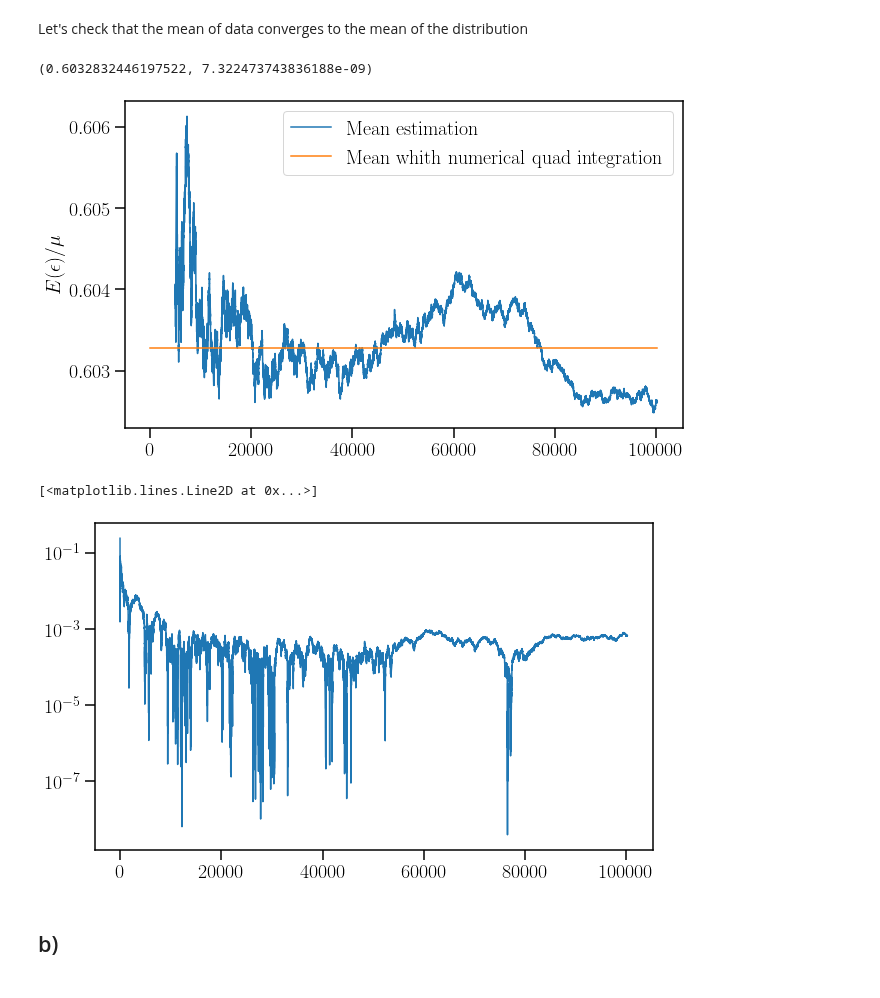
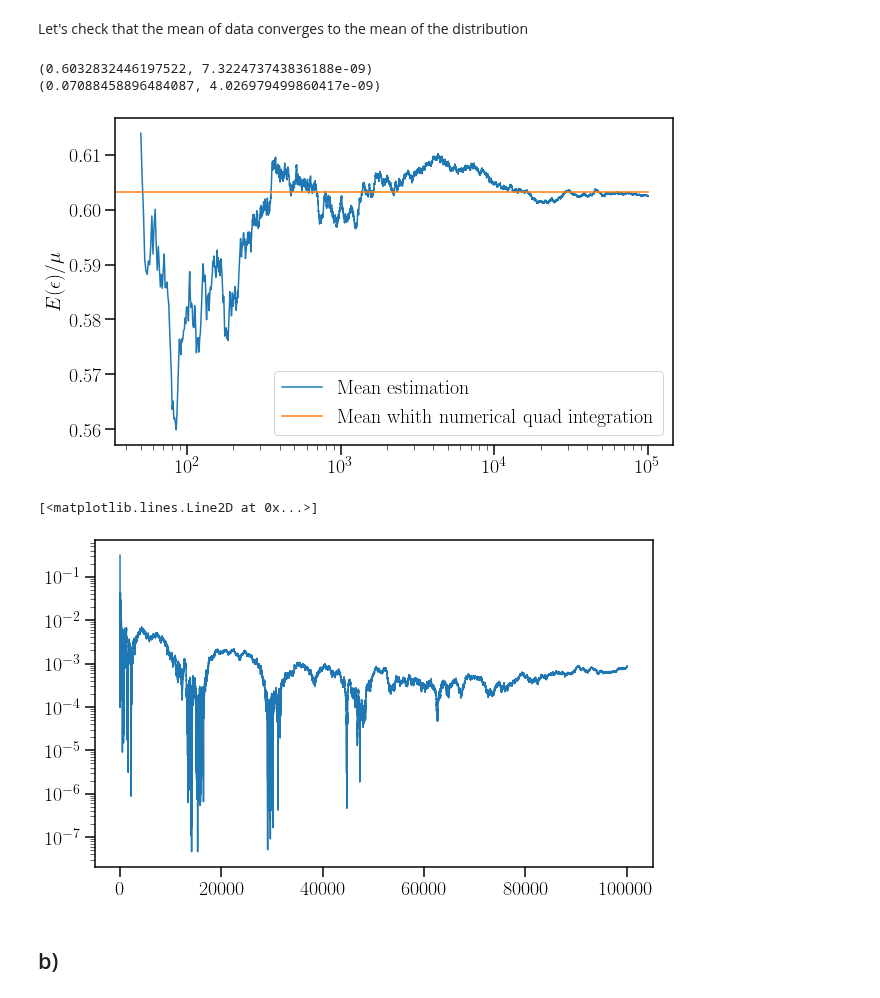
Before and after one commit to Nayaqs/stats, a Jupyter notebook: FinalProject-Andres.ipynb, the cells around one changed output. Saved outputs shown, nothing was run; the diff lists cells and outputs as text; code cells hidden in the pictures.

```diff
--- a/FinalProject-Andres.ipynb
+++ b/FinalProject-Andres.ipynb
@@ -43,13 +43,15 @@ $$pdf(x) = C\,\frac{\sqrt{x}}{\exp(30(x - 1))+1}$$
 # %%
 I = quad(pdf,0,20)
 print(I)
-C = 1/I[0]
+C = 1/I[0] # Normalisation
+
+pdfxmax = 1.3
+pdfymax = max(pdf(np.linspace(0,1.3,1000)))*1.01
 # %% [output]
 (0.667581404941691, 4.166195166632747e-10)
 # %%
 # Distribution
-xmax = 1.3
-xx = np.linspace(0,xmax,300)
+xx = np.linspace(0,pdfxmax,300)
 fy = pdf(xx)
 plt.plot(xx,fy,label=r'$f(\epsilon)$',lw=3)
 
@@ -220,28 +220,31 @@ E_kurtosis =  0.007906197083120379
 Let's check that the mean of data converges to the mean of the distribution
 # %%
 mean_quad = quad(lambda x: x*pdf(x),0,15)
+var_quad = quad(lambda x: (x-mean_quad[0])**2*pdf(x),0,15)
 print(mean_quad)
+print(var_quad)
 # %% [output]
 (0.6032832446197522, 7.322473743836188e-09)
+(0.07088458896484087, 4.026979499860417e-09)
 # %%
-data = MCgen(pdf,0,1.3,ymax,int(1e5))
+data = MCgen(pdf,0,pdfxmax,pdfymax,int(1e5))
 mean_n= np.cumsum(data)/(np.arange(len(data))+1)
 # %%
-nmin = int(5e3)
-plt.plot(np.arange(nmin,len(mean_n)),mean_n[nmin:],label="Mean estimation")
+nmin = int(5e1)
+plt.semilogx(np.arange(nmin,len(mean_n)),mean_n[nmin:],label="Mean estimation")
 plt.plot([0,len(data)],mean_quad[0]*np.ones(2),label='Mean whith numerical quad integration')
 plt.ylabel(r'$E(\epsilon)/\mu$')
 
 plt.legend()
 plt.show()
 # %% [output]
-[figure, old version]
+[figure, new version]
 # %%
 abserror = abs(mean_n - mean_quad[0])
 plt.semilogy(abserror)
 # %% [output]
 [<matplotlib.lines.Line2D at 0x...>]
-[figure, old version]
+[figure, new version]
 # %% [markdown]
 ## b)
 # %%
```
Also changed, not shown: parts of 26 cells of this notebook.
